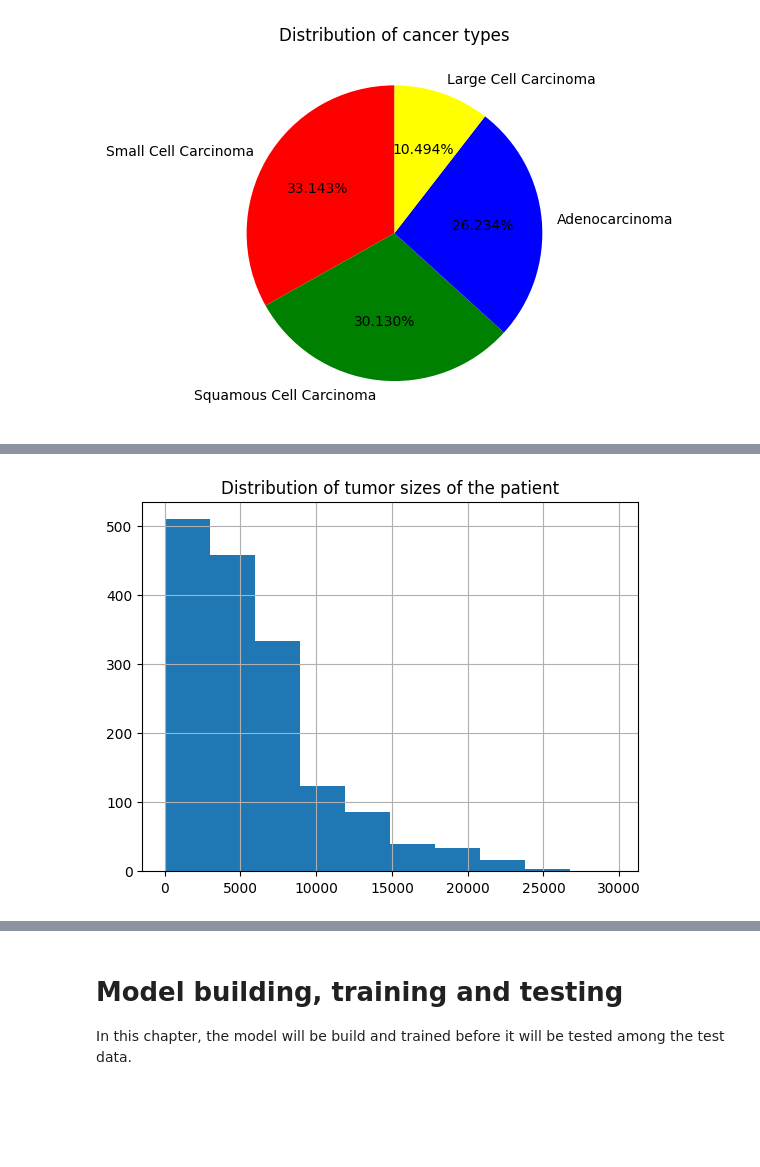
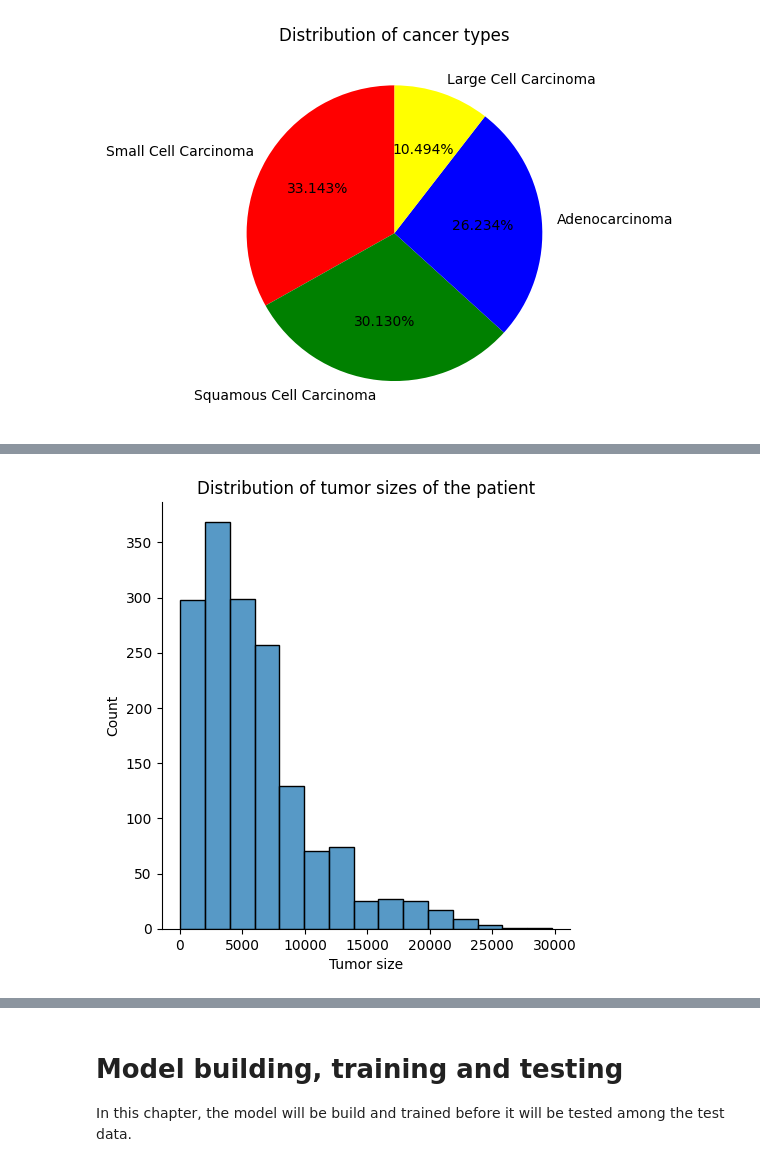
Before and after one commit to arondejong99/final-project-elu, a Jupyter notebook: final-project.ipynb, the cells around one changed output, grey strips where cells are left out. Drawn from its saved outputs; the diff is of its cells as text; code cells hidden in the pictures; blank space fills up the shorter version.

```diff
--- a/final-project.ipynb
+++ b/final-project.ipynb
@@ -366,0 +369,5 @@ df_sick_lungs_annot.head()
+# %%
+# Remove values from the df_sick_lungs_annot data that are 0
+df_sick_lungs_annot = df_sick_lungs_annot[df_sick_lungs_annot.diff_squared > 0]
+
+df_sick_lungs_annot.describe()
@@ -466,7 +484,8 @@ plt.show()
 # %%
 # Check the distribution of the tumore size of the patients
-df_sick_lungs_annot.diff_squared.hist()
+sns.displot(df_sick_lungs_annot, x = "diff_squared", bins = 15)
 plt.title("Distribution of tumor sizes of the patient")
+plt.xlabel("Tumor size")
 plt.show()
 # %% [output]
-[figure, old version]
+[figure, new version]
```
Also changed, not shown: parts of 21 cells of this notebook.
